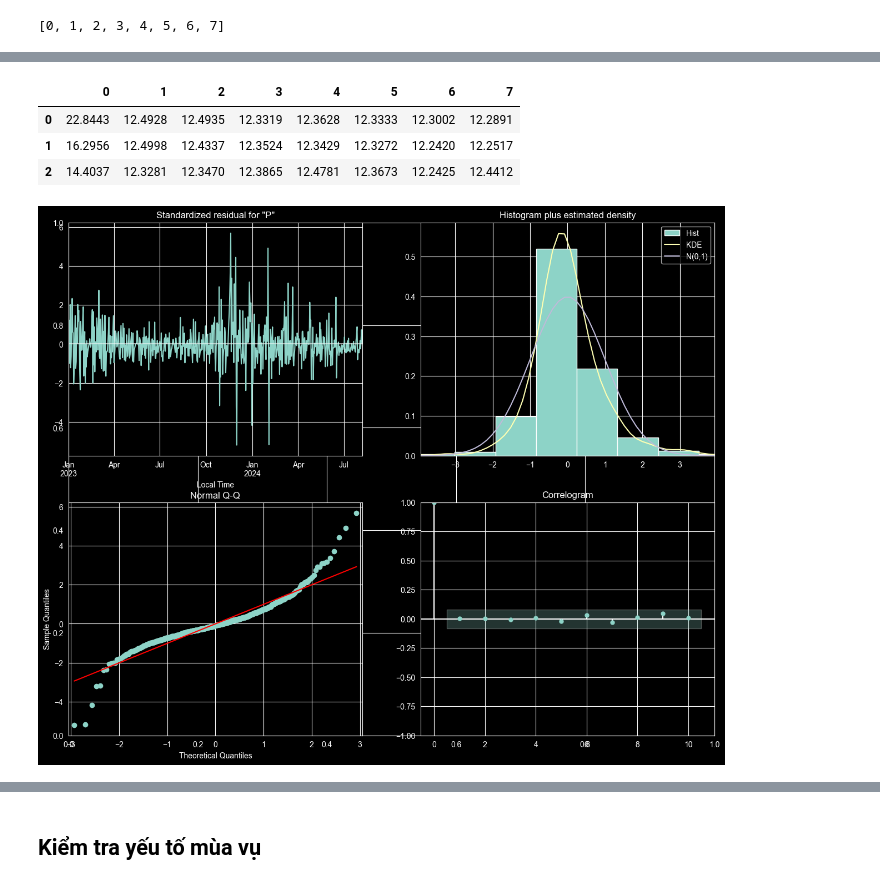
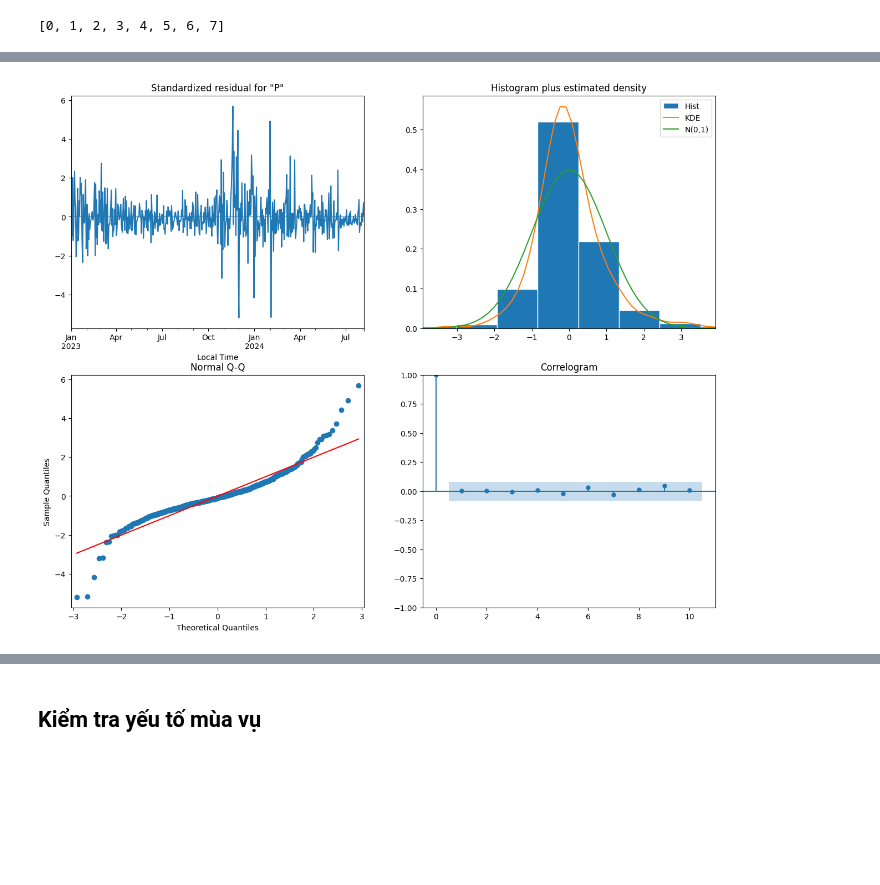
Before and after one commit to HoangHumg1210/Air_Quality-Analysis_HN, a Jupyter notebook: src/Models.ipynb, the cells around one changed output, grey strips where cells are left out. Saved outputs shown, nothing was run; the diff lists cells and outputs as text; code cells hidden in the pictures; blank space fills up the shorter version.

```diff
--- a/src/Models.ipynb
+++ b/src/Models.ipynb
@@ -327,20 +282,10 @@ AIC Grid:
-# %%
-mae_df = pd.DataFrame(mae_grid)
-mae_df.round(4)
-# %% [output]
-|  | 0 | 1 | 2 | 3 | 4 | 5 | 6 | 7 |
-| 0 | 22.8443 | 12.4928 | 12.4935 | 12.3319 | 12.3628 | 12.3333 | 12.3002 | 12.2891 |
-| 1 | 16.2956 | 12.4998 | 12.4337 | 12.3524 | 12.3429 | 12.3272 | 12.2420 | 12.2517 |
-| 2 | 14.4037 | 12.3281 | 12.3470 | 12.3865 | 12.4781 | 12.3673 | 12.2425 | 12.4412 |
 # %%
 model = ARIMA(df_pm25_train, order=(7,0,2))
 results = model.fit()
-fig, ax = plt.subplots(figsize=(15, 12))
-results.plot_diagnostics(fig=fig)
-# Save the plot as an image file (e.g., PNG)
-plt.savefig('example_plot.png')
+results.plot_diagnostics(figsize=(15,12))
+plt.show()
 # %% [output]
-[figure, old version]
+[figure, new version]
 # %%
 df_pm25_pred_wfv = pd.Series()
 history = df_pm25_train.copy()
```
Also changed, not shown: parts of 35 cells of this notebook, 12 other files.
